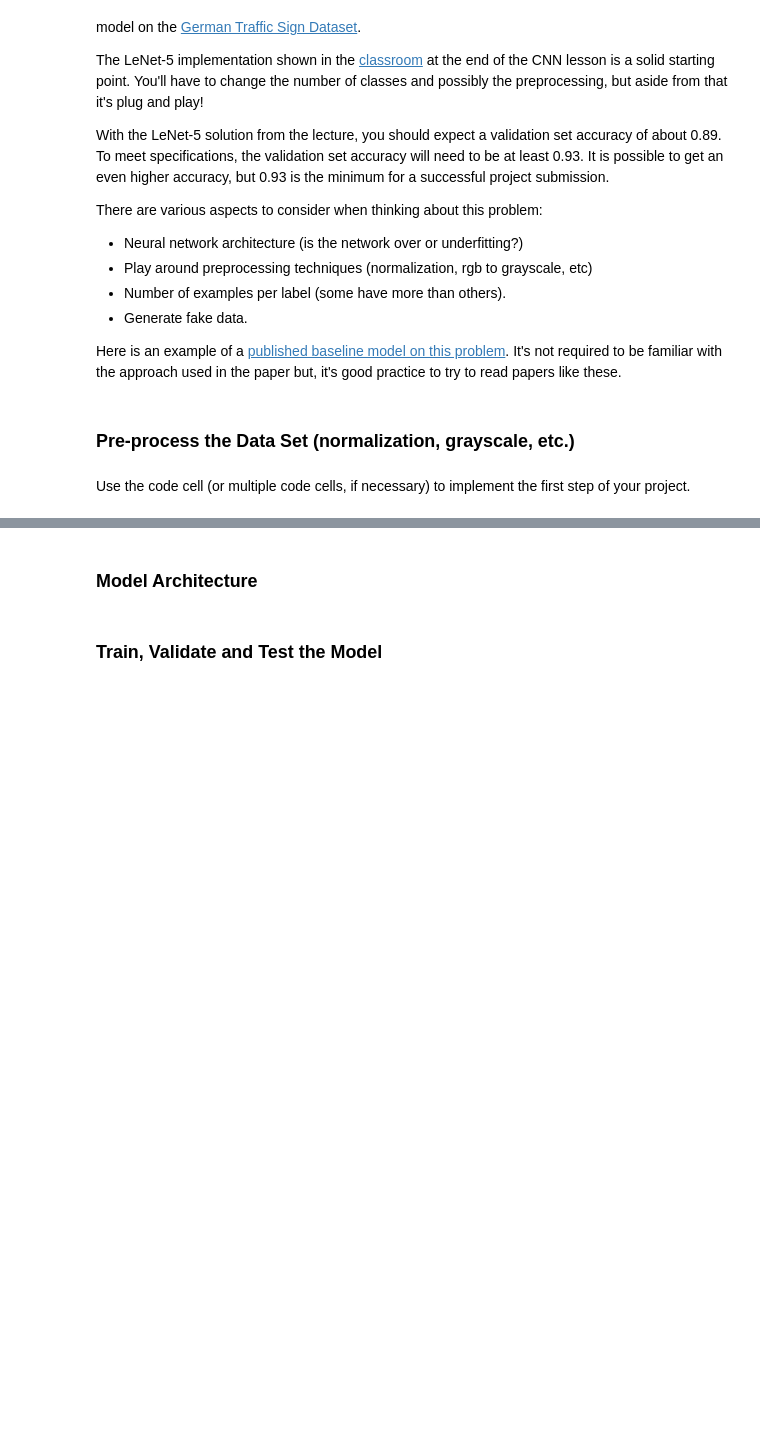
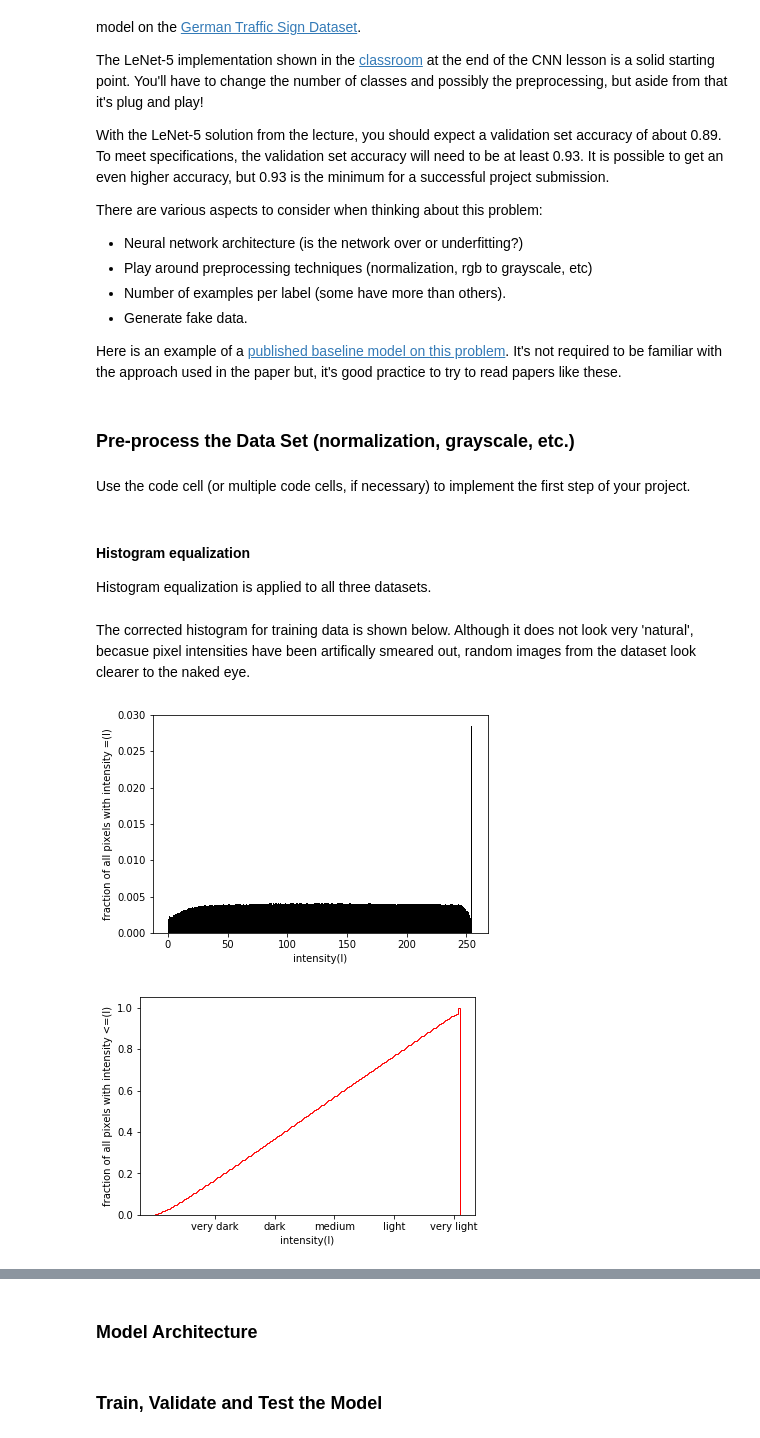
Before and after one commit to farhanhubble/traffic-signs-recognizer, a Jupyter notebook: Traffic_Sign_Classifier.ipynb, the cells around one changed output, grey strips where cells are left out. Cells and saved outputs as stored; diff of their text form; code cells hidden in the pictures; blank space fills up the shorter version.

```diff
--- a/Traffic_Sign_Classifier.ipynb
+++ b/Traffic_Sign_Classifier.ipynb
@@ -153,3 +205,26 @@ Here is an example of a [published baseline model on this problem](http://yann.l
 ### Pre-process the Data Set (normalization, grayscale, etc.)
 # %% [markdown]
 Use the code cell (or multiple code cells, if necessary) to implement the first step of your project.
+# %% [markdown]
+#### Histogram equalization
+Histogram equalization is applied to all three datasets.
+# %%
+import cv2
+def hist_equalize(X):
+    for i in range(X.shape[0]):
+        img_rgb = X[i,:,:,:]
+        img_yuv = cv2.cvtColor(img_rgb,cv2.COLOR_RGB2YUV)
+        img_yuv[:,:,0] = cv2.equalizeHist(img_yuv[:,:,0])
+        X[i,:,:,:] = cv2.cvtColor(img_yuv,cv2.COLOR_YUV2RGB)
+    return X
+
+X_train = hist_equalize(X_train)
+X_valid = hist_equalize(X_valid)
+X_test  = hist_equalize(X_test)
+# %% [markdown]
+The corrected histogram for training data is shown below. Although it does not look very 'natural', becasue pixel intensities have been artifically smeared out, random images from the dataset look clearer to the naked eye.
+# %%
+hist_img_data(X_train)
+# %% [output]
+[figure, added]
+[figure, added]
```
Also changed, not shown: parts of 17 cells of this notebook.
